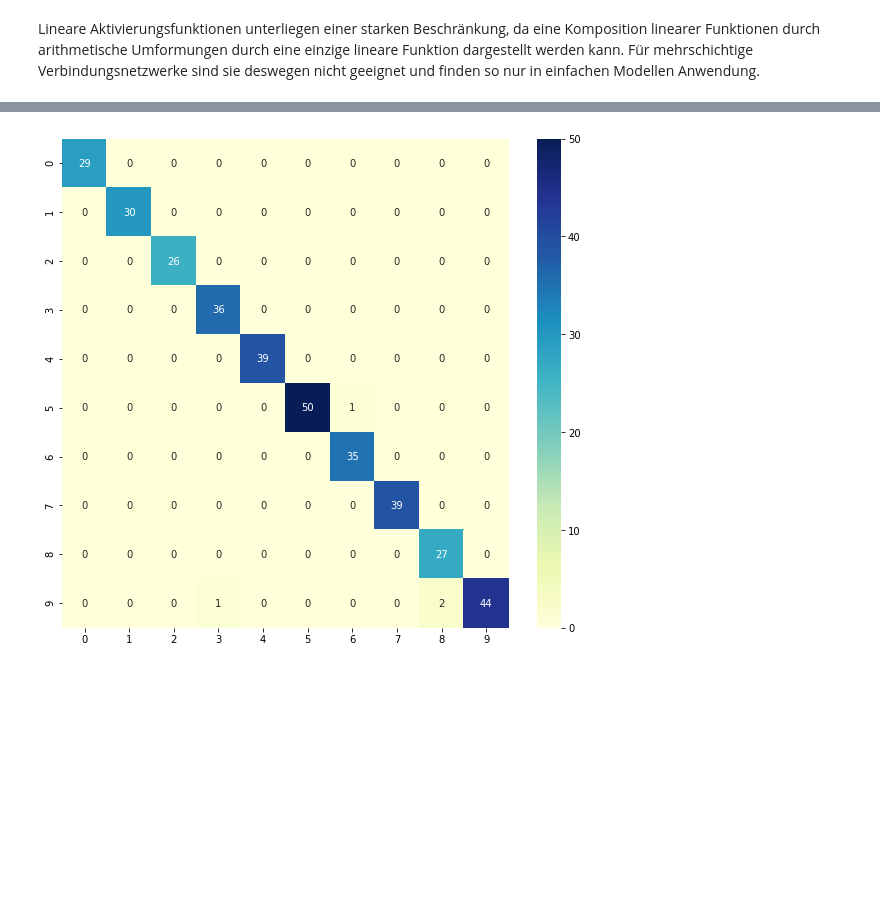
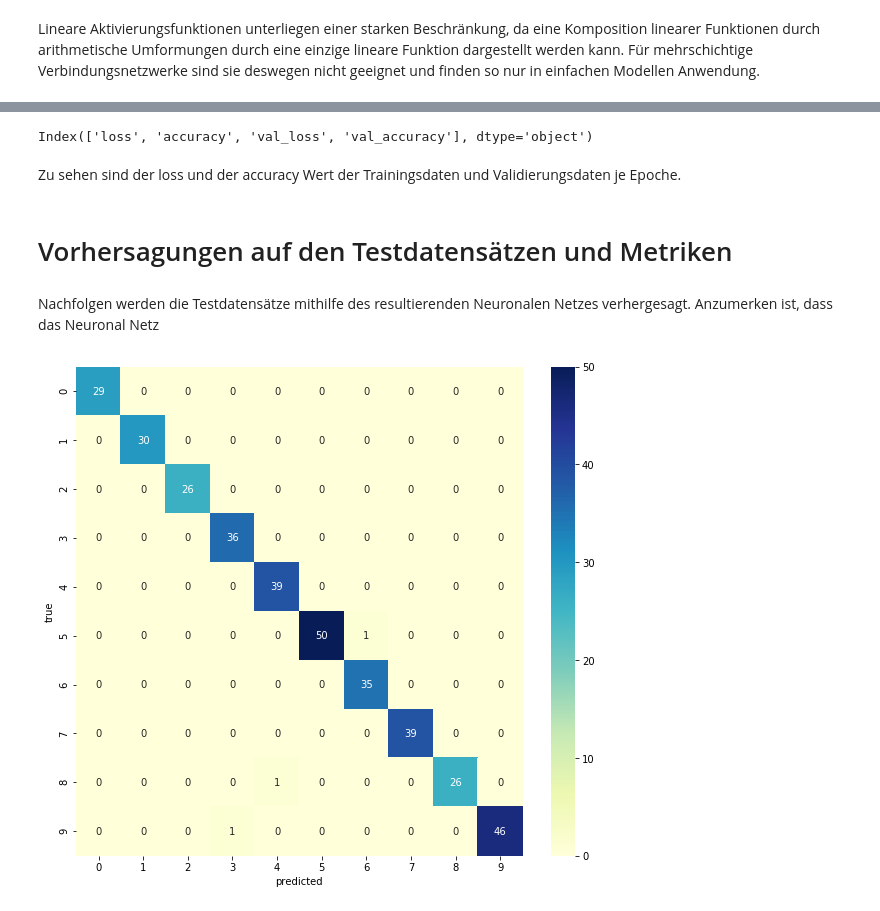
Before and after one commit to j4yj03/Uni, a Jupyter notebook: python/ann/ann_digit_544131.ipynb, the cells around one changed output, grey strips where cells are left out. Cells and saved outputs as stored; diff of their text form; code cells hidden in the pictures; blank space fills up the shorter version.

```diff
--- a/python/ann/ann_digit_544131.ipynb
+++ b/python/ann/ann_digit_544131.ipynb
@@ -65,7 +72,7 @@ Nachdem das Datenset geladen wurde, können vereinzelte Zahlen illustriert werde
 # %%
 for ind in [0,20,500,508,1700,1787]:
     print(f'digit = {y[ind]} at index = {ind}')
-    plt.matshow(images[ind], cmap = cm.inferno)
+    plt.matshow(images[ind], cmap = cm.gray_r)
     plt.colorbar()
     plt.show()
     print(f'{images[ind]}\n\n\n')
@@ -274,8 +299,11 @@ print(f'{grid.best_params_} with {grid.best_score_}')
 # %%
-best_params_ = {
+# best params estimated with GS
+bestparams = {
     "dropout" : 0.2,
     "learning_rate": 0.0005,
     "momentum": 0.999,
     "n_hidden_layer": 4,
-    "n_neurons_per_layer": 200
+    "n_neurons_per_layer": 200,
+    "batch_size" : 11,
+    "patience" : 50
 }
@@ -282,4 +317,4 @@ best_params_ = {
 # %%
-bestmodel = create_model(**best_params_)
+bestmodel, checkpointer, early_stopping = create_model(**bestparams)
 bestmodel.summary()
 # %% [output]
@@ -303,9 +342,13 @@ _________________________________________________________________
 # %%
+time_start = time.time()
+
 history = bestmodel.fit(X_train, y_train, epochs=nb_epoch,
                     shuffle=True,
-                    batch_size=nb_batch_size,
+                    batch_size=bestparams['batch_size'],
                     validation_data=(X_val, y_val),
                     verbose=1,
                     callbacks=[checkpointer, early_stopping])
+
+print(f'took {time.time()-time_start} seconds..\n')
 # %% [output]
 Epoch 1/1000
@@ -347,9 +382,30 @@ cnf_matrix = confusion_matrix(y_test,y_pred)
+# %%
+df.columns
+# %% [output]
+Index(['loss', 'accuracy', 'val_loss', 'val_accuracy'], dtype='object')
+# %% [markdown]
+Zu sehen sind der loss und der accuracy Wert der Trainingsdaten und Validierungsdaten je Epoche.
+# %% [markdown]
+# Vorhersagungen auf den Testdatensätzen und Metriken
+# %% [markdown]
+Nachfolgen werden die Testdatensätze mithilfe des resultierenden Neuronalen Netzes verhergesagt. Anzumerken ist, dass das Neuronal Netz
 # %%
+predictions = bestmodel.predict(X_test)
+
+y_pred = np.zeros(np.shape(y_test))
+
+for ind, pred in enumerate(predictions):
+    y_pred[ind] = np.argmax(pred)
+
+cnf_matrix = confusion_matrix(y_test,y_pred)
+
 fig = plt.figure(figsize=(10,9))
 sns.heatmap(cnf_matrix, cmap='YlGnBu', annot=True)
+plt.xlabel('predicted')
+plt.ylabel('true')
 plt.show()
 # %% [output]
-[figure, old version]
+[figure, new version]
 # %%
 print(classification_report(y_test, y_pred, output_dict=False))
 # %% [output]
```
Also changed, not shown: parts of 35 cells of this notebook, 30 other files.
